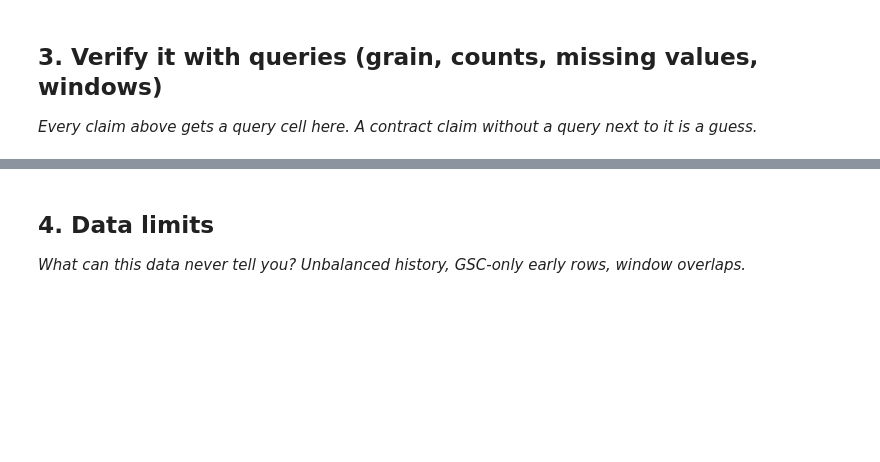
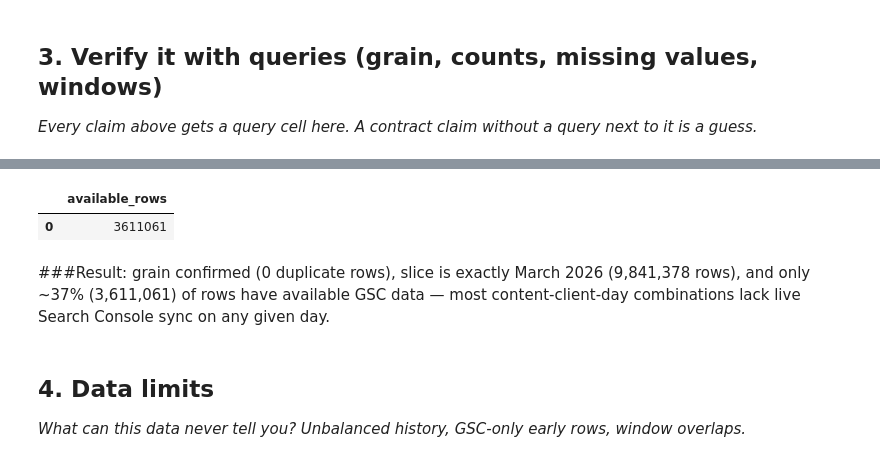
Before and after one commit to Syed8855/FlyRank, a Jupyter notebook: work/notebooks/w03_data_contract.ipynb, the cells around one changed output, grey strips where cells are left out. Saved outputs shown, nothing was run; the diff lists cells and outputs as text; code cells hidden in the pictures; blank space fills up the shorter version.

```diff
--- a/work/notebooks/w03_data_contract.ipynb
+++ b/work/notebooks/w03_data_contract.ipynb
@@ -24,3 +120,17 @@ ModuleNotFoundError: No module named 'colab'
+# %%
+con.sql(f"""
+    SELECT COUNT(*) as available_rows
+    FROM read_parquet('{rel}/fact_content_daily_performance/month=2026-03/*.parquet')
+    WHERE gsc_data_available IS TRUE
+""").df()
+# %% [output]
+|  | available_rows |
+| 0 | 3611061 |
+# %% [markdown]
+###Result:
+grain confirmed (0 duplicate rows), slice is exactly March 2026 (9,841,378 rows),
+and only ~37% (3,611,061) of rows have available GSC data — most content-client-day
+combinations lack live Search Console sync on any given day.
 # %% [markdown]
 ## 4. Data limits
 
```
Also changed, not shown: parts of 15 cells of this notebook.
